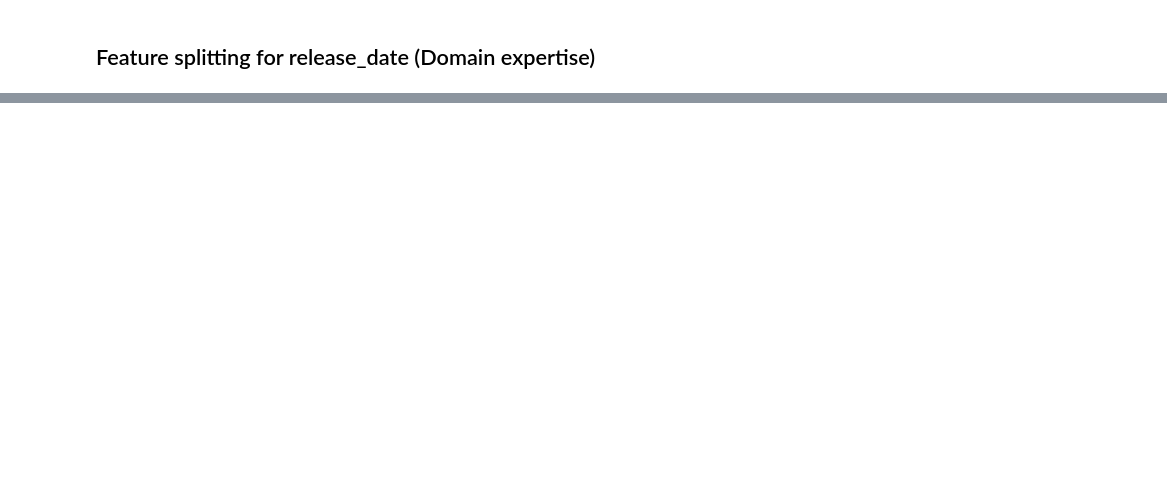
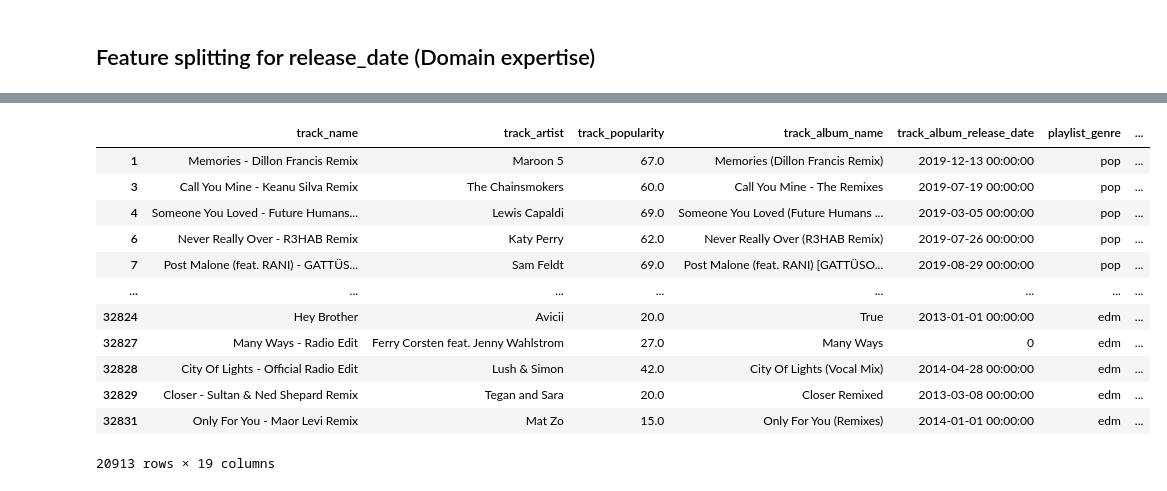
Before and after one commit to IlianCoding/SpotifyAIModel, a Jupyter notebook: featureEngineering.ipynb, the cells around one changed output, grey strips where cells are left out. Saved outputs shown, nothing was run; the diff lists cells and outputs as text; code cells hidden in the pictures; blank space fills up the shorter version.

```diff
--- a/featureEngineering.ipynb
+++ b/featureEngineering.ipynb
@@ -193,2 +194,18 @@ df_clean.describe()
+# %%
+df_clean
+# %% [output]
+|  | track_name | track_artist | track_popularity | track_album_name | track_album_release_date | playlist_genre | ... |
+| 1 | Memories - Dillon Francis Remix | Maroon 5 | 67.0 | Memories (Dillon Francis Remix) | 2019-12-13 00:00:00 | pop | ... |
+| 3 | Call You Mine - Keanu Silva Remix | The Chainsmokers | 60.0 | Call You Mine - The Remixes | 2019-07-19 00:00:00 | pop | ... |
+| 4 | Someone You Loved - Future Humans... | Lewis Capaldi | 69.0 | Someone You Loved (Future Humans ... | 2019-03-05 00:00:00 | pop | ... |
+| 6 | Never Really Over - R3HAB Remix | Katy Perry | 62.0 | Never Really Over (R3HAB Remix) | 2019-07-26 00:00:00 | pop | ... |
+| 7 | Post Malone (feat. RANI) - GATTÜS... | Sam Feldt | 69.0 | Post Malone (feat. RANI) [GATTÜSO... | 2019-08-29 00:00:00 | pop | ... |
+| ... | ... | ... | ... | ... | ... | ... | ... |
+| 32824 | Hey Brother | Avicii | 20.0 | True | 2013-01-01 00:00:00 | edm | ... |
+| 32827 | Many Ways - Radio Edit | Ferry Corsten feat. Jenny Wahlstrom | 27.0 | Many Ways | 0 | edm | ... |
+| 32828 | City Of Lights - Official Radio Edit | Lush & Simon | 42.0 | City Of Lights (Vocal Mix) | 2014-04-28 00:00:00 | edm | ... |
+| 32829 | Closer - Sultan & Ned Shepard Remix | Tegan and Sara | 20.0 | Closer Remixed | 2013-03-08 00:00:00 | edm | ... |
+| 32831 | Only For You - Maor Levi Remix | Mat Zo | 15.0 | Only For You (Remixes) | 2014-01-01 00:00:00 | edm | ... |
+20913 rows × 19 columns
 # %%
 df_clean.to_csv("./dataset/spotify_songs_restructured_cleaned.csv", index=False)
```
Also changed, not shown: parts of 8 cells of this notebook, 3 other files.
